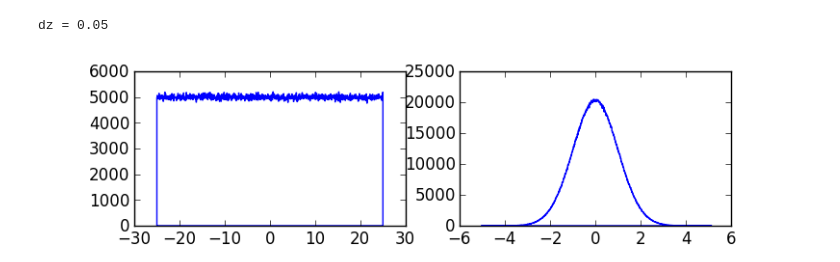
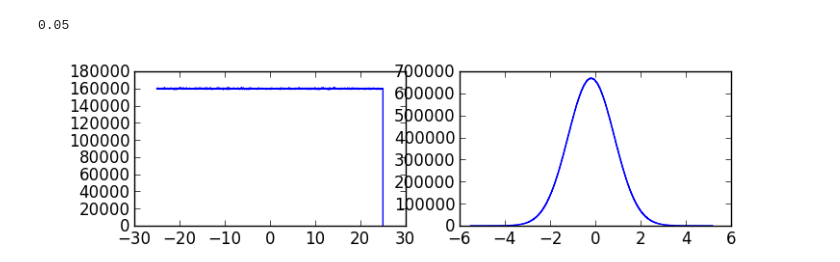
Before and after one commit to ctzhou/ESPIC_hole_tracking, a Jupyter notebook: infMagSim.ipynb, the cells around one changed output. Cells and saved outputs as stored; diff of their text form; code cells hidden in the pictures.

```diff
--- a/infMagSim.ipynb
+++ b/infMagSim.ipynb
@@ -0,0 +3,5 @@
+# %%
+rc = Client()
+dview = rc[:]
+dview.block = True
+print rc.ids
@@ -80,8 +106,14 @@ z_max = 25.
 n_cells = 1000
 n_points = n_cells+1
 dz = (z_max-z_min)/(n_points-1)
-print 'dz =', dz
 eps = 1e-4
-grid = np.arange(z_min,z_max+eps,dz,dtype=np.float32)
+grid = numpy.arange(z_min,z_max+eps,dz,dtype=numpy.float32)
+res = dview.push(dict(z_min=z_min, z_max=z_max, n_cells=n_cells, n_points=n_points, dz=dz, eps=eps, grid=grid))
+print dz
 # %% [output]
-dz = 0.05
+0.05
+# %%
+seed = 384
+for id in rc.ids:
+    dview.push(dict(seed=(seed+id*id*id)),targets=id)
+%px numpy.random.seed(seed)
@@ -88,29 +129,34 @@ dz = 0.05
 # %%
-extra_storage_factor = 1.2
-ion_seed = 384
-np.random.seed(ion_seed)
-n_ions = 5000000
+%%px
 largest_ion_index = [n_ions-1]
 ion_storage_length = int(extra_storage_factor*n_ions)
-ions = np.zeros([2,ion_storage_length],dtype=np.float32)
-ions[0][0:n_ions] = np.random.rand(n_ions)*(z_max-z_min) + z_min # positions
-v_th_i = 1
-v_d_i = 0
-ions[1][0:n_ions] = np.random.randn(n_ions)*v_th_i + v_d_i # velocities
-#ions[2][0:n_ions] = np.ones(n_ions,dtype=np.float32) # relative weights
-background_ion_density = n_ions/(z_max-z_min)
-
+ions = numpy.zeros([2,ion_storage_length],dtype=numpy.float32)
+ions[0][0:n_ions] = numpy.random.rand(n_ions)*(z_max-z_min) + z_min # positions
+ions[1][0:n_ions] = numpy.random.randn(n_ions)*v_th_i + v_d_i # velocities
+#ions[2][0:n_ions] = numpy.ones(n_ions,dtype=numpy.float32) # relative weights
 # List remaining slots in reverse order to prevent memory fragmentation
-empty_ion_slots = -np.ones(ion_storage_length,dtype=np.int)
+empty_ion_slots = -numpy.ones(ion_storage_length,dtype=numpy.int)
 current_empty_ion_slot = [(ion_storage_length-n_ions)-1]
 empty_ion_slots[0:(current_empty_ion_slot[0]+1)] = range(ion_storage_length-1,n_ions-1,-1)
-
-fig, axes = plt.subplots(nrows=1,ncols=2,figsize=(8,2))
-for ax, data in zip(axes,ions):
-    n_bins = n_points;
-    ax.hist(data[0:n_ions],bins=n_bins, histtype='step')
-filename='data.png'
-plt.savefig(filename)
-IPdisp.Image(filename=filename)
+ion_hist_n, ion_hist_n_edges = numpy.histogram(ions[0][0:n_ions], bins=n_bins)
+ion_hist_v, ion_hist_v_edges = numpy.histogram(ions[1][0:n_ions], bins=n_bins)
-# %% [output]
-[figure, removed]
+# %%
+ion_hist_n = numpy.zeros(n_bins)
+ion_hist_n_edges = dview.pull('ion_hist_n_edges', targets=0)
+ion_hist_v = numpy.zeros(n_bins)
+ion_hist_v_edges = dview.pull('ion_hist_v_edges', targets=0)
+for id in rc.ids:
+    ion_hist_n += dview.pull('ion_hist_n', targets=id)
+    ion_hist_v += dview.pull('ion_hist_v', targets=id)
+fig, axes = plt.subplots(nrows=1,ncols=2,figsize=(8,2))
+for ax, data, bins in zip(axes,[ion_hist_n,ion_hist_v], [ion_hist_n_edges, ion_hist_v_edges]):
+    #width = 0.7 * (bins[1] - bins[0])
+    #center = (bins[:-1] + bins[1:]) / 2
+    #ax.bar(center, data, align='center', width=width)
+    ax.step(bins,numpy.append(data,[0]), where='post')
+    #ax.step(bins[0:len(bins)-1],data, where='post')
+filename='data.png'
+plt.savefig(filename)
+IPdisp.Image(filename=filename)
+# %% [output]
+[figure, added]
```
Also changed, not shown: parts of 19 cells of this notebook, 1 other file.
